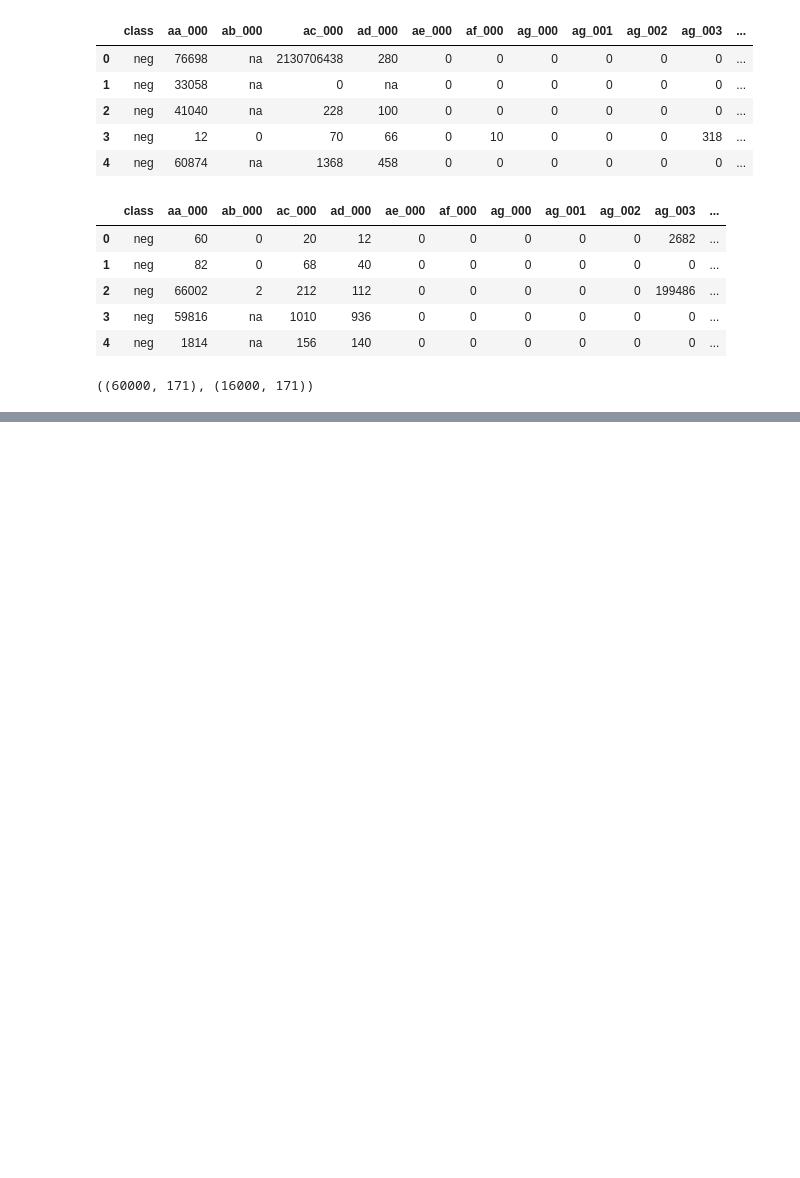
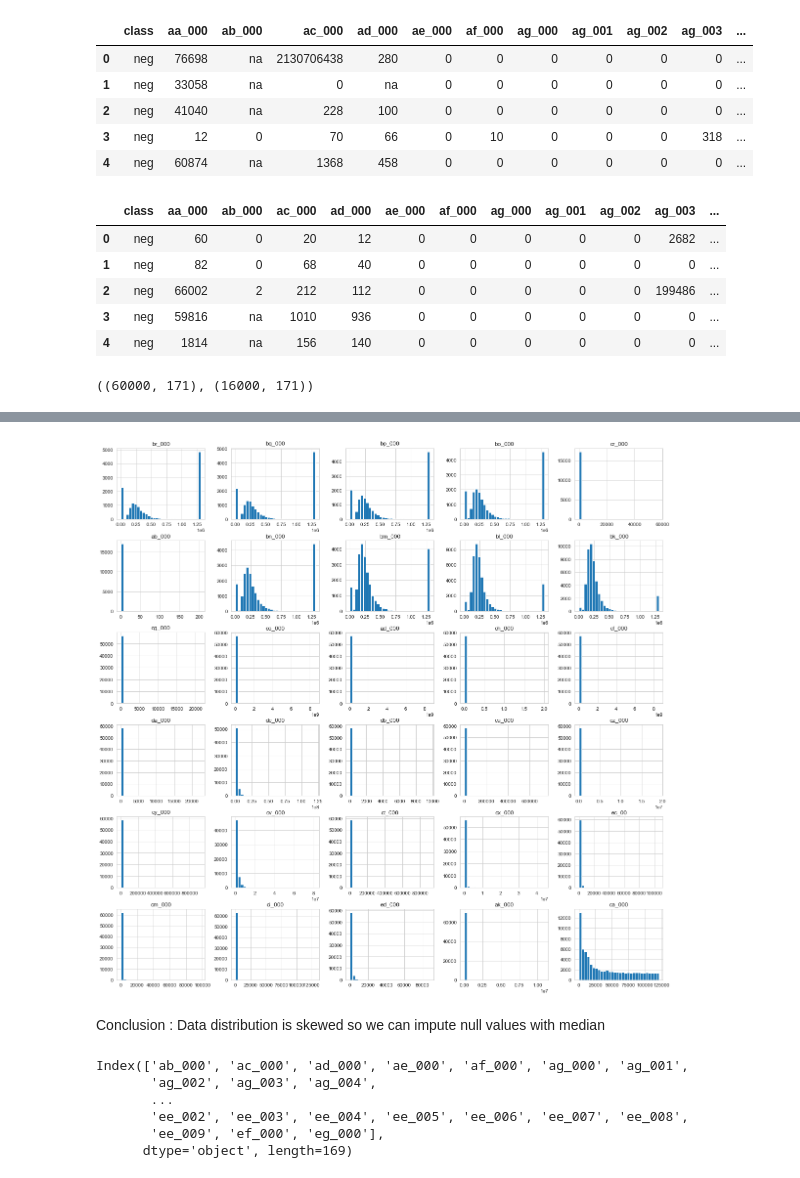
Before and after one commit to Preranapagar/ML_Projects, a Jupyter notebook: Project/Scania Truck Failure/scania_failure.ipynb, the cells around one changed output, grey strips where cells are left out. Saved outputs shown, nothing was run; the diff lists cells and outputs as text; code cells hidden in the pictures; blank space fills up the shorter version.

```diff
--- a/Project/Scania Truck Failure/scania_failure.ipynb
+++ b/Project/Scania Truck Failure/scania_failure.ipynb
@@ -63,0 +251,19 @@ train_data.shape, test_data.shape
+# %%
+#Check data distribution
+sns.set_style('whitegrid')
+df[null_30.index].hist(figsize=(20,20), bins=30)
+plt.show()
+# %% [output]
+[figure, added]
+# %% [markdown]
+Conclusion : Data distribution is skewed so we can impute null values with median
+# %%
+for feature in df.columns[2:]:
+    df[feature] = df
+# %% [output]
+Index(['ab_000', 'ac_000', 'ad_000', 'ae_000', 'af_000', 'ag_000', 'ag_001',
+       'ag_002', 'ag_003', 'ag_004',
+       ...
+       'ee_002', 'ee_003', 'ee_004', 'ee_005', 'ee_006', 'ee_007', 'ee_008',
+       'ee_009', 'ef_000', 'eg_000'],
+      dtype='object', length=169)
```
Also changed, not shown: parts of 25 cells of this notebook.
